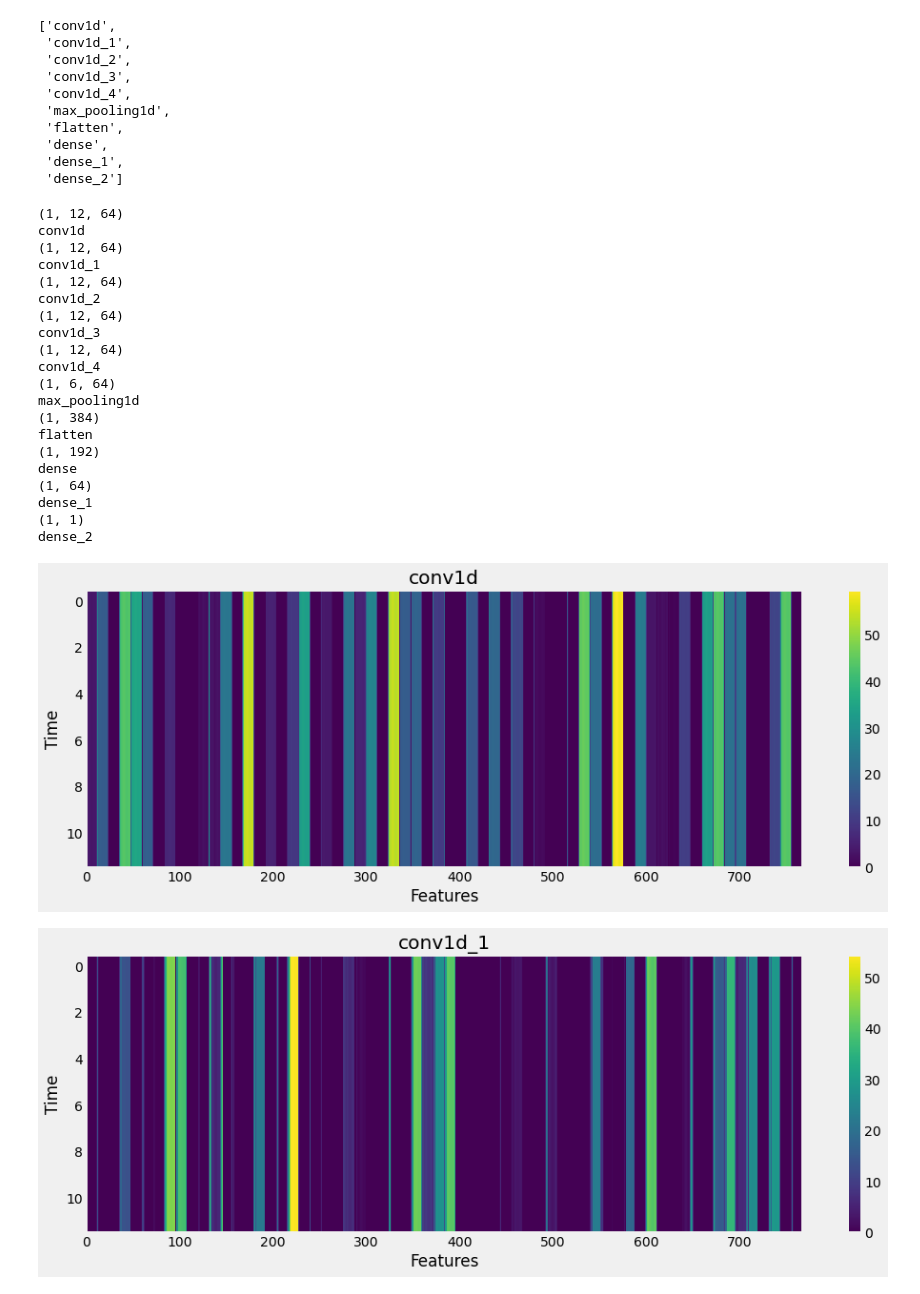
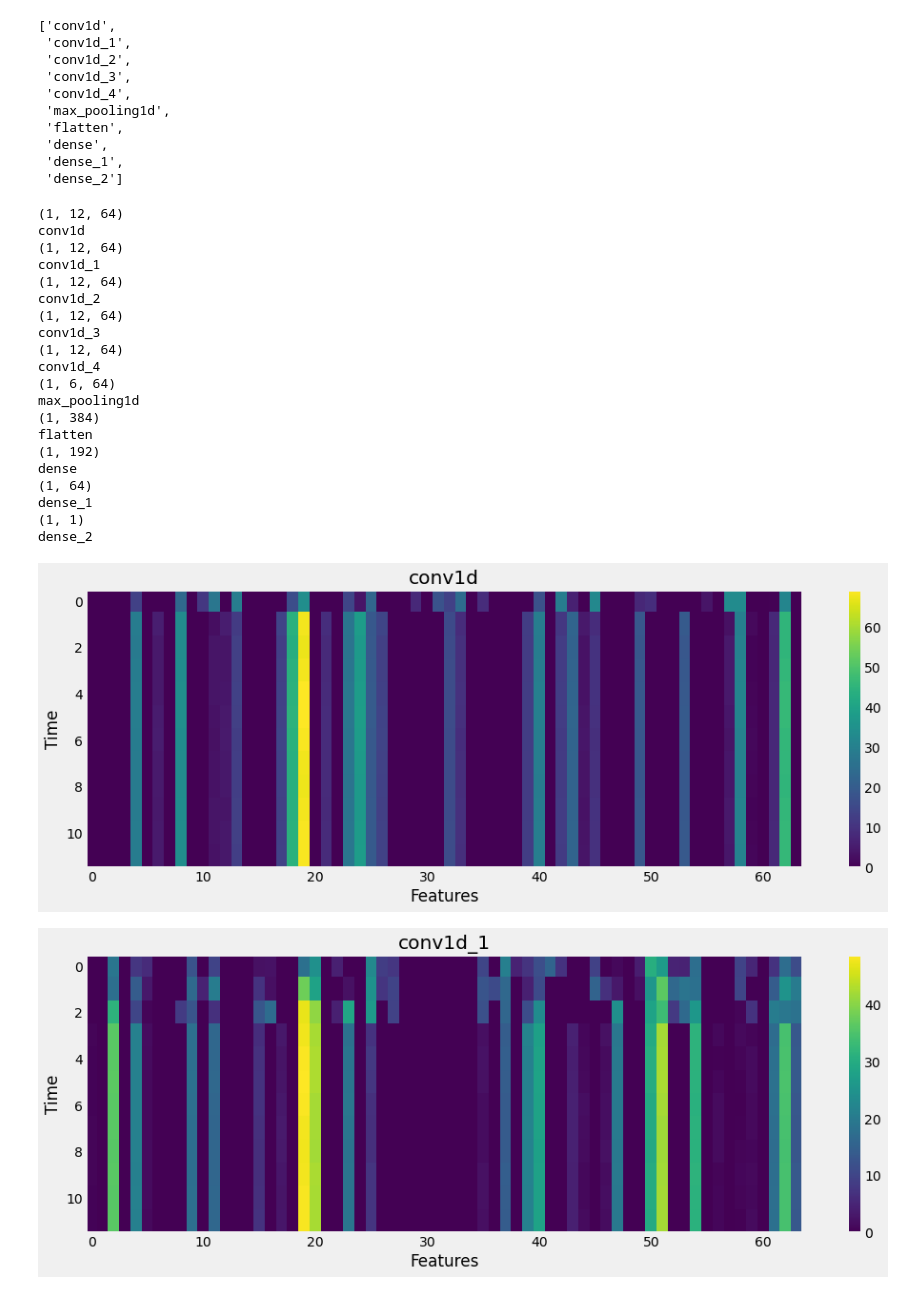
Before and after one commit to Lenflammeur/UCL-MSc_Project, a Jupyter notebook: Reconstruction_optimization.ipynb, the cells around one changed output. Drawn from its saved outputs; the diff is of its cells as text; code cells hidden in the pictures.

```diff
--- a/Reconstruction_optimization.ipynb
+++ b/Reconstruction_optimization.ipynb
@@ -317,52 +317,34 @@ for layer_name, feature_map in zip(layer_names, successive_feature_maps):
     plt.colorbar()
   else:
     # Plot Feature maps for the conv / maxpool layers, not the fully-connected layers
-
-    n_features = feature_map.shape[-1]  # number of features in the feature map
-    size       = feature_map.shape[1]  # feature map shape (1, size, size, n_features)
-
-    # We will tile our images in this matrix
-    display_grid = np.zeros((size, n_features*size))
-
-    # Postprocess the feature to be visually palatable
-    for i in range(n_features):
-      x  = feature_map[0, :, i]
-      #x -= x.mean()
-      #x /= x.std ()
-      #x *=  64
-      #x += 128
-      #x  = np.clip(x, 0, 255).astype('uint8')
-      # Tile each filter into a horizontal grid
-      display_grid[:, i * size : (i + 1) * size] = x
-
   # Display the grid
     plt.figure( figsize=(15, 5) )
     plt.title ( layer_name )
     plt.xlabel("Features")
     plt.ylabel("Time")
     plt.grid  ( False )
-    plt.imshow( display_grid, aspect='auto', cmap='viridis' )
+    plt.imshow(feature_map[0, :, :], aspect='auto', cmap='viridis' )
     plt.colorbar()
 # %% [output]
 (1, 12, 64)
 conv1d
 (1, 12, 64)
 conv1d_1
 (1, 12, 64)
 conv1d_2
 (1, 12, 64)
 conv1d_3
 (1, 12, 64)
 conv1d_4
 (1, 6, 64)
 max_pooling1d
 (1, 384)
 flatten
 (1, 192)
 dense
 (1, 64)
 dense_1
 (1, 1)
 dense_2
-[figure, old version]
+[figure, new version]
-[figure, old version]
+[figure, new version]
```
Also changed, not shown: parts of 9 cells of this notebook, 1 other file.
